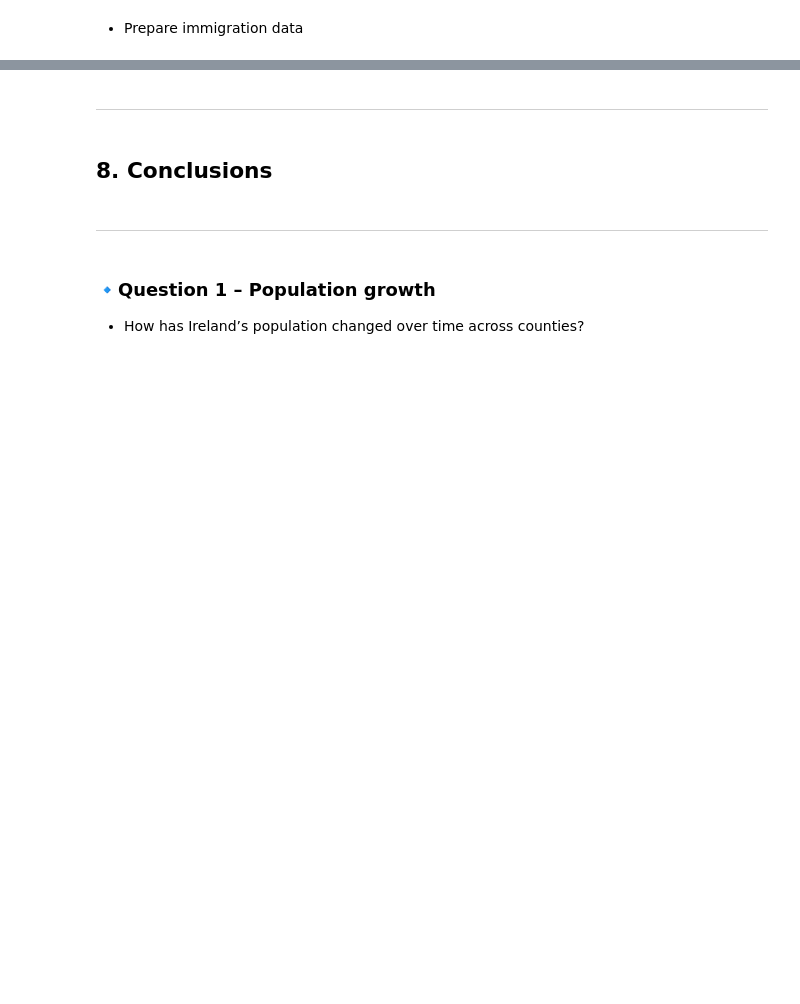
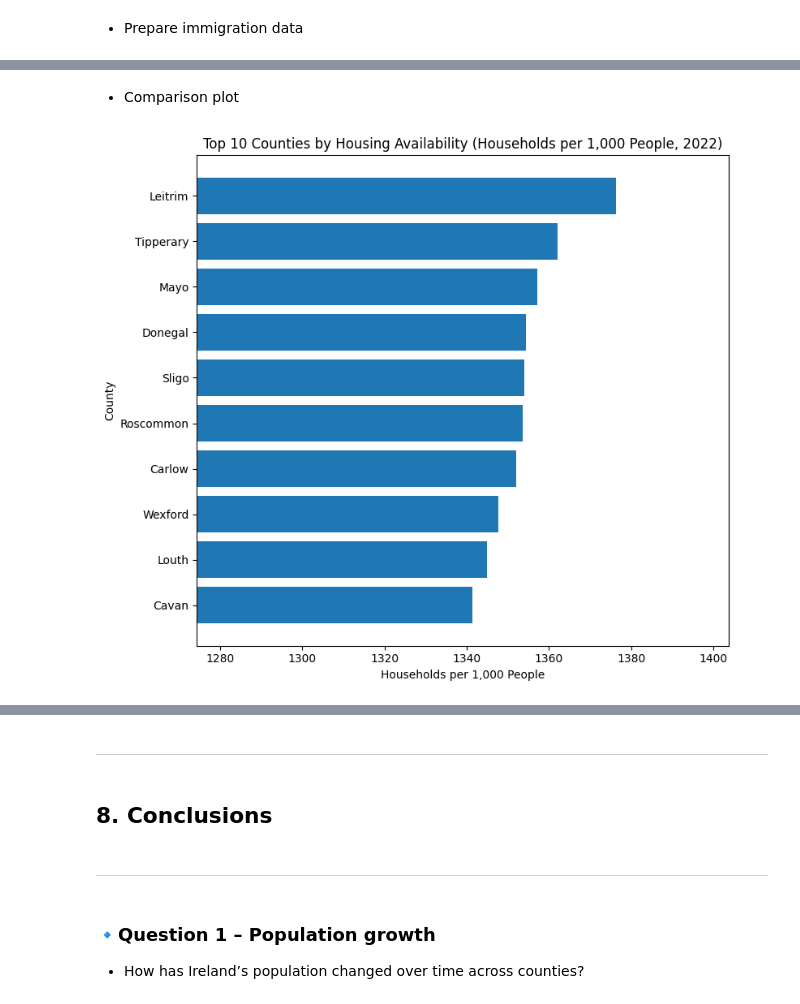
Before and after one commit to elainecazetta/programming-for-data-analytics, a Jupyter notebook: project/census_analysis.ipynb, the cells around one changed output, grey strips where cells are left out. Drawn from its saved outputs; the diff is of its cells as text; code cells hidden in the pictures; blank space fills up the shorter version.

Commit message:
add analysis and plot to topic 7

```diff
--- a/project/census_analysis.ipynb
+++ b/project/census_analysis.ipynb
@@ -683,10 +687,13 @@ print(housing_combined.head())
 # %% [markdown]
 - Prepare immigration data
 # %%
-imm_combined = imm_wide.copy()
-imm_combined.rename(columns={"County_Grouped": "County"}, inplace=True)
+imm_s7 = imm_wide.copy()
 
-imm_combined = imm_combined[imm_combined["CensusYear"].isin([2011, 2016, 2022])]
+# Rename for merging consistency
+imm_s7 = imm_s7.rename(columns={"County_Grouped": "County"})
 
-print(imm_combined.head())
+# Keep only what we need
+imm_s7 = imm_s7[["County", "CensusYear", "Non_Irish_%"]]
+
+imm_s7.head()
 # %% [output]
@@ -705,0 +708,5 @@ Citizenship_Group  Non_Irish_%
+# %%
+merged_s7 = pd.merge(pop_s7, housing_s7, on=["County", "CensusYear"], how="inner")
+merged_s7 = pd.merge(merged_s7, imm_s7, on=["County", "CensusYear"], how="inner")
+
+merged_s7.head()
@@ -705,0 +722,3 @@ Citizenship_Group  Non_Irish_%
+# %%
+merged_s7["Households_per_1000"] = (merged_s7["Households"] / merged_s7["Population"]) * 1000
+merged_s7.head()
@@ -705,0 +732,23 @@ Citizenship_Group  Non_Irish_%
+# %% [markdown]
+- Comparison plot
+# %%
+data_2022 = merged_s7[merged_s7["CensusYear"] == 2022].copy()
+
+# Sort and take top 10
+top10 = data_2022.sort_values("Households_per_1000", ascending=False).head(10)
+
+plt.figure(figsize=(8, 7))
+plt.barh(top10["County"], top10["Households_per_1000"])
+plt.gca().invert_yaxis()
+# Zoom x-axis to make plot better visible
+plt.xlim(
+    top10["Households_per_1000"].min() * 0.95,
+    top10["Households_per_1000"].max() * 1.02
+)
+plt.title("Top 10 Counties by Housing Availability (Households per 1,000 People, 2022)")
+plt.xlabel("Households per 1,000 People")
+plt.ylabel("County")
+plt.tight_layout()
+plt.show()
+# %% [output]
+[figure, added]
```
Also changed, not shown: parts of 9 cells of this notebook.
